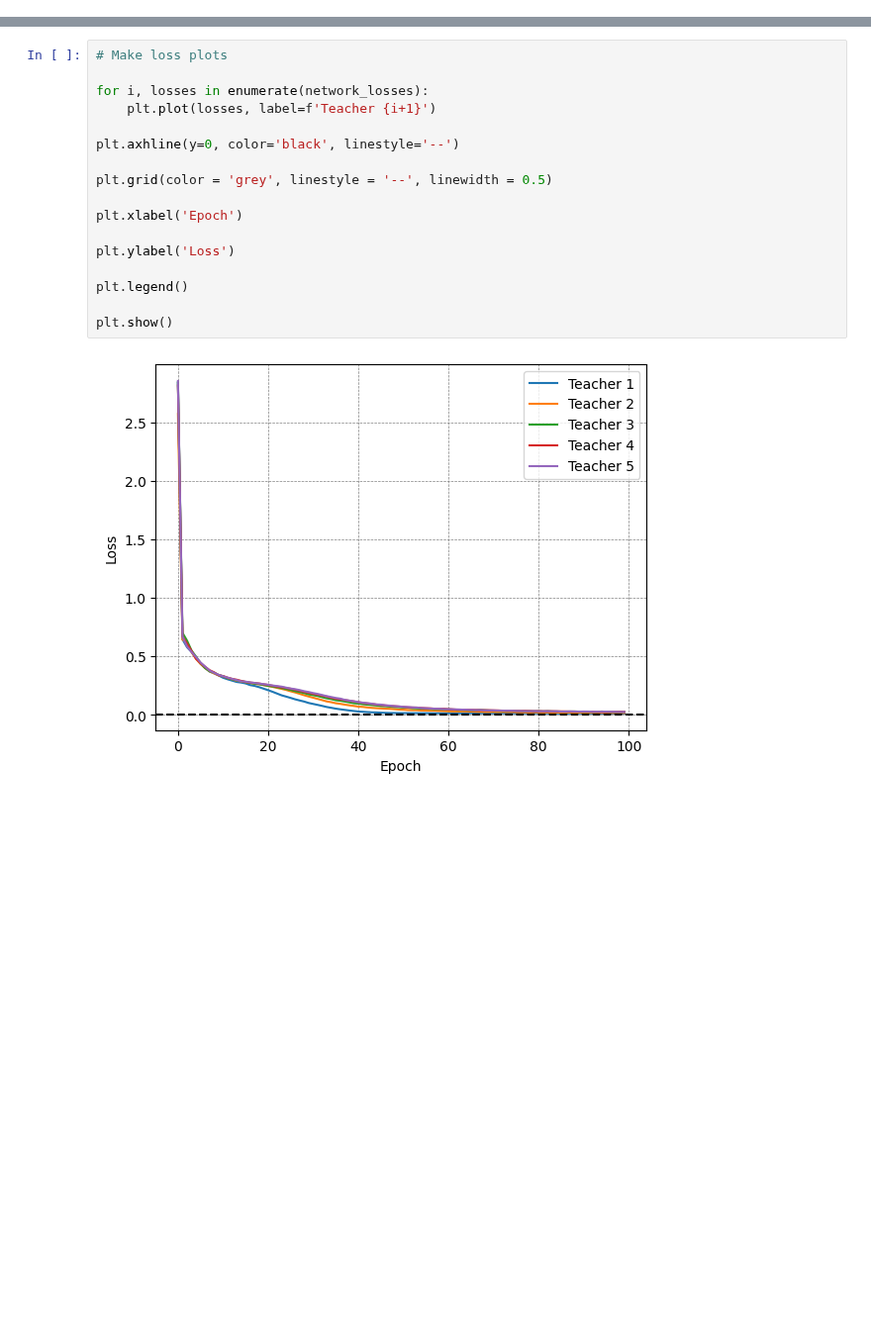
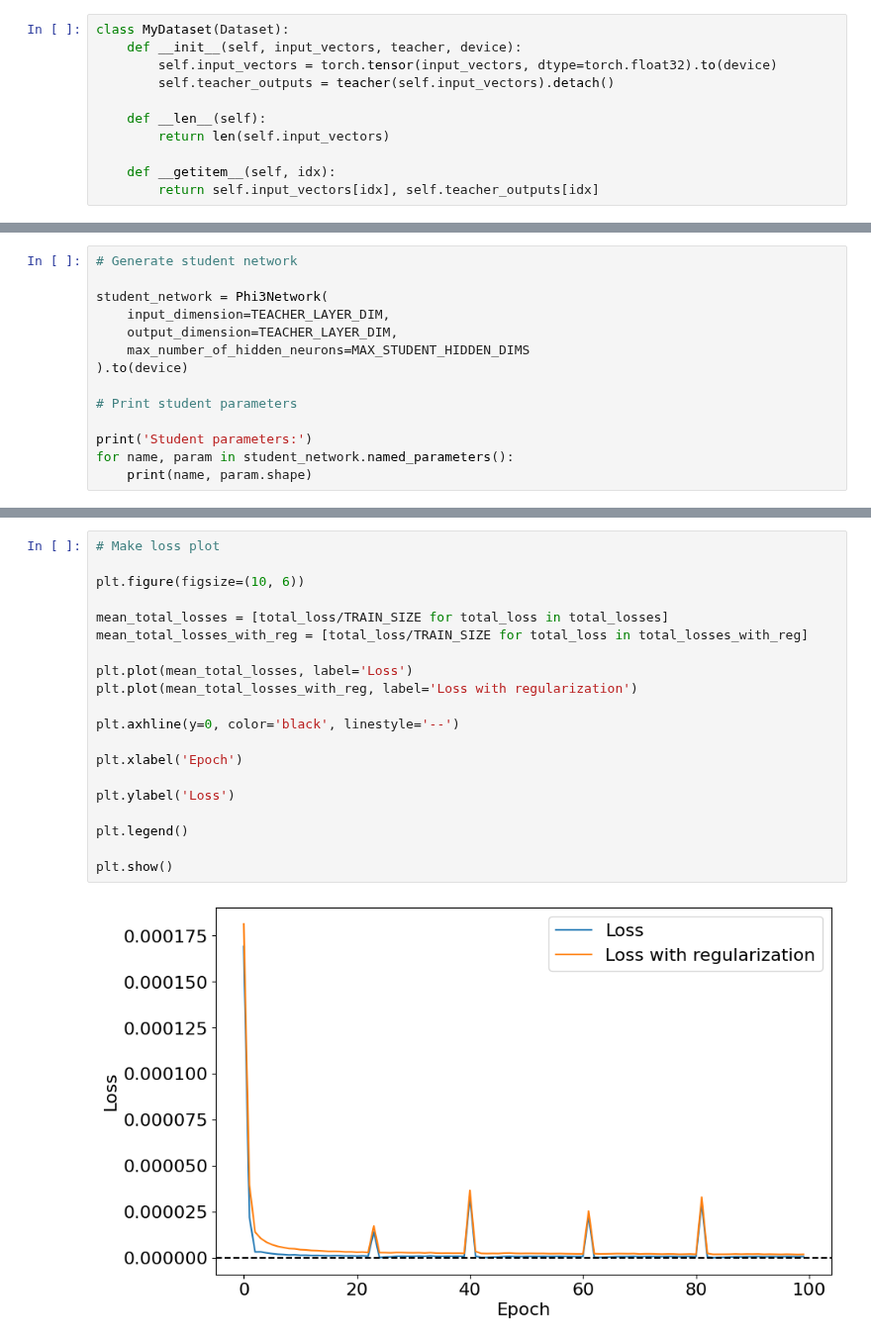
Before and after one commit to gianluca-peri/sparcs-test, a Jupyter notebook: extra_experiment.ipynb, the cells around one changed output, grey strips where cells are left out. Shown at 99% size. Drawn from its saved outputs; the diff is of its cells as text; blank space fills up the shorter version.

```diff
--- a/extra_experiment.ipynb
+++ b/extra_experiment.ipynb
@@ -217,0 +177,11 @@ for i, teacher_dataloader in enumerate(teacher_dataloaders):
+# %%
+class MyDataset(Dataset):
+    def __init__(self, input_vectors, teacher, device):
+        self.input_vectors = torch.tensor(input_vectors, dtype=torch.float32).to(device)
+        self.teacher_outputs = teacher(self.input_vectors).detach()
+
+    def __len__(self):
+        return len(self.input_vectors)
+
+    def __getitem__(self, idx):
+        return self.input_vectors[idx], self.teacher_outputs[idx]
@@ -217,0 +207,14 @@ for i, teacher_dataloader in enumerate(teacher_dataloaders):
+# %%
+# Generate student network
+
+student_network = Phi3Network(
+    input_dimension=TEACHER_LAYER_DIM,
+    output_dimension=TEACHER_LAYER_DIM,
+    max_number_of_hidden_neurons=MAX_STUDENT_HIDDEN_DIMS
+).to(device)
+
+# Print student parameters
+
+print('Student parameters:')
+for name, param in student_network.named_parameters():
+    print(name, param.shape)
@@ -218,19 +280,22 @@ for i, teacher_dataloader in enumerate(teacher_dataloaders):
 # %%
-# Make loss plots
+# Make loss plot
 
-for i, losses in enumerate(network_losses):
-    plt.plot(losses, label=f'Teacher {i+1}')
+plt.figure(figsize=(10, 6))
+
+mean_total_losses = [total_loss/TRAIN_SIZE for total_loss in total_losses]
+mean_total_losses_with_reg = [total_loss/TRAIN_SIZE for total_loss in total_losses_with_reg]
+
+plt.plot(mean_total_losses, label='Loss')
+plt.plot(mean_total_losses_with_reg, label='Loss with regularization')
 
 plt.axhline(y=0, color='black', linestyle='--')
-
-plt.grid(color = 'grey', linestyle = '--', linewidth = 0.5)
 
 plt.xlabel('Epoch')
 
 plt.ylabel('Loss')
 
 plt.legend()
 
 plt.show()
 # %% [output]
-[figure, old version]
+[figure, new version]
```
Also changed, not shown: parts of 21 cells of this notebook, 3 other files.
